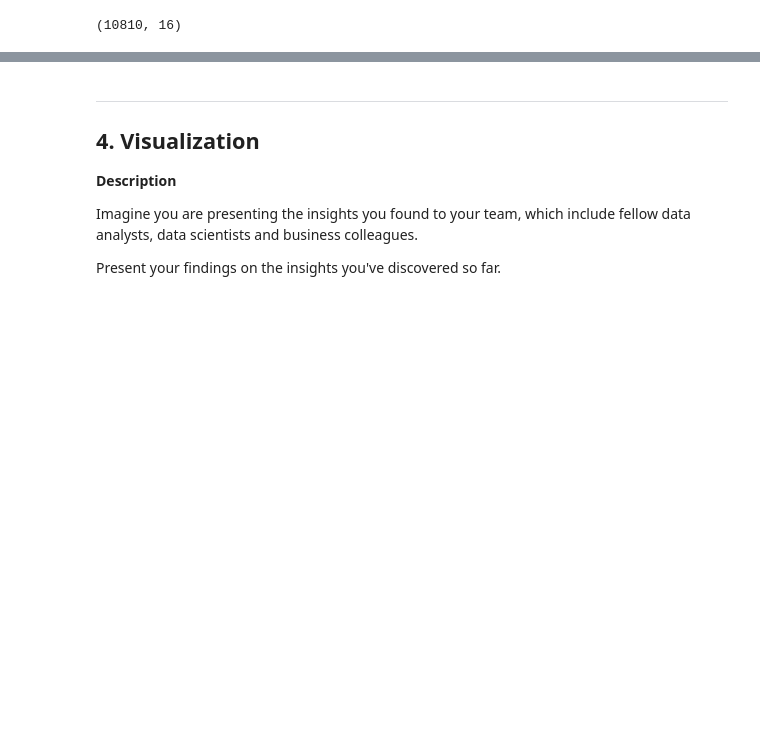
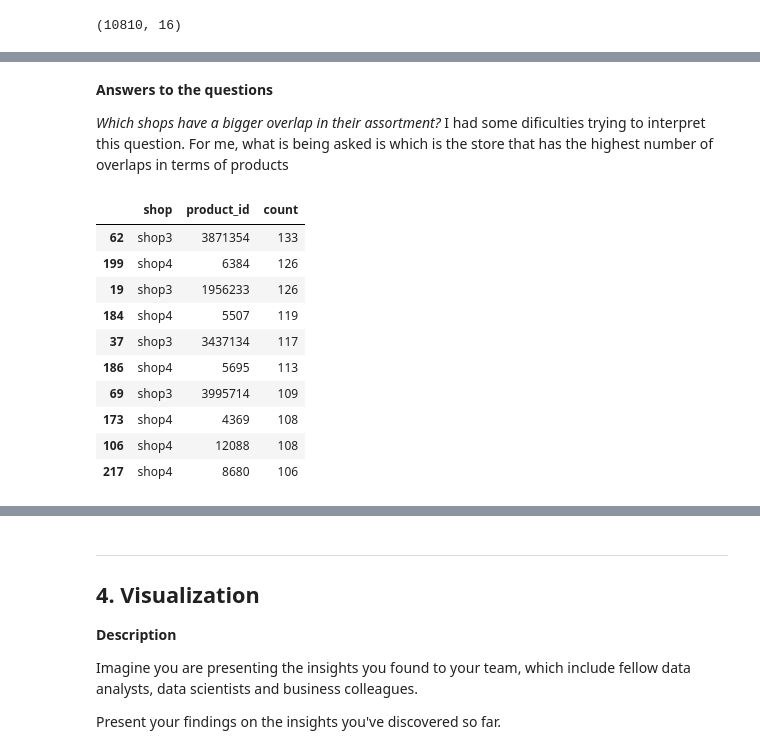
Before and after one commit to ruifurtado/da_challenge, a Jupyter notebook: da_challenge.ipynb, the cells around one changed output, grey strips where cells are left out. Saved outputs shown, nothing was run; the diff lists cells and outputs as text; code cells hidden in the pictures; blank space fills up the shorter version.

```diff
--- a/da_challenge.ipynb
+++ b/da_challenge.ipynb
@@ -418,0 +431,3 @@ df_final.shape
+# %%
+df_final['date'] = pd.to_datetime(df['date'])
+df_final['date'].max()-df_final['date'].min()
@@ -418,0 +499,39 @@ df_final.shape
+# %%
+def cleanCategories(category_list): #remove \n and "[" and converts everything into a list of strings
+    category_list=category_list.replace("\n","").replace('[',"").split('],')
+    category_list=[string.replace(']','').split(',') for string in category_list]
+    new_category_list=[]
+    for string in category_list:
+        new_string=[]
+        for x in string:
+            x=eval(x)
+            new_string.append(x)
+        new_category_list.append(new_string)
+    return new_category_list
+
+def splitCategories(df):
+    col=df.categories
+    col=col.apply(cleanCategories)
+    cat_1=[]
+    cat_2=[]
+    cat_3=[]
+    print(len(col))
+    for cat in col:
+        cat_1.append(cat[0])
+        try:
+            cat_2.append(cat[1])
+        except:
+            cat_2.append("")
+        try:
+            cat_3.append(cat[2])
+        except:
+            cat_3.append("")
+    df['cat_1']=cat_1
+    df['cat_2']=cat_2
+    df['cat_3']=cat_3
+    df=df.drop('categories',axis=1)
+    #df=df.drop('count',axis=1)
+    return df
+
+df_final=splitCategories(df_final)
+df_final.columns
@@ -418,0 +545,18 @@ df_final.shape
+# %% [markdown]
+**Answers to the questions**
+
+_Which shops have a bigger overlap in their assortment?_ I had some dificulties trying to interpret this question. For me, what is being asked is which is the store that has the highest number of overlaps in terms of products
+# %%
+df_final.groupby(['shop','product_id'],as_index=False).count()[['shop','product_id','daltix_id']].rename(columns={"daltix_id": "count"}).sort_values(by=['count'],ascending=False).head(10)
+# %% [output]
+|  | shop | product_id | count |
+| 62 | shop3 | 3871354 | 133 |
+| 199 | shop4 | 6384 | 126 |
+| 19 | shop3 | 1956233 | 126 |
+| 184 | shop4 | 5507 | 119 |
+| 37 | shop3 | 3437134 | 117 |
+| 186 | shop4 | 5695 | 113 |
+| 69 | shop3 | 3995714 | 109 |
+| 173 | shop4 | 4369 | 108 |
+| 106 | shop4 | 12088 | 108 |
+| 217 | shop4 | 8680 | 106 |
```
Also changed, not shown: parts of 16 cells of this notebook.
